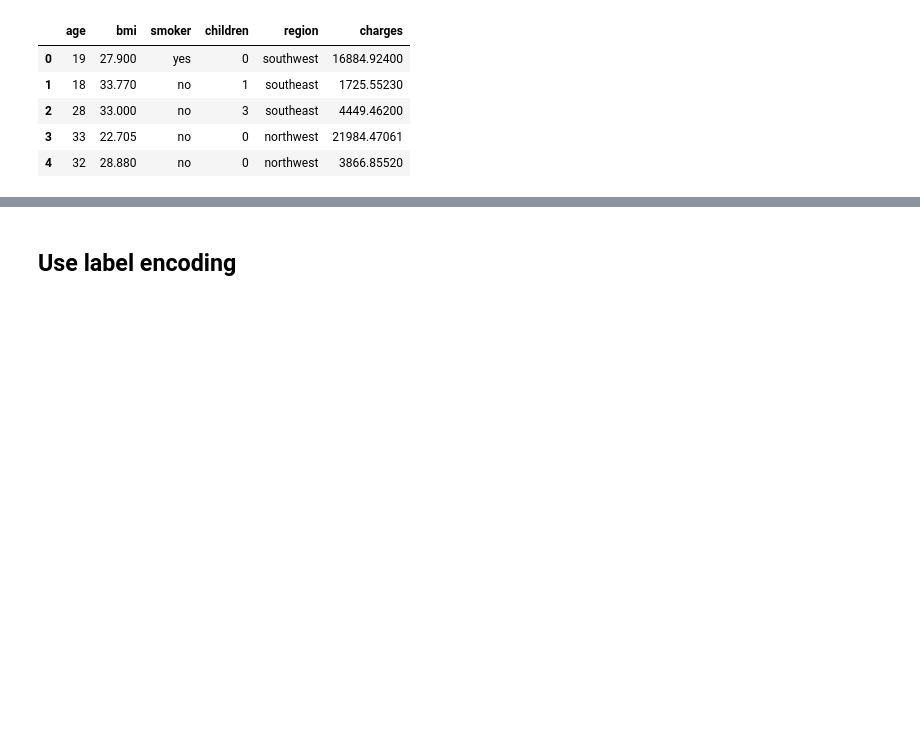
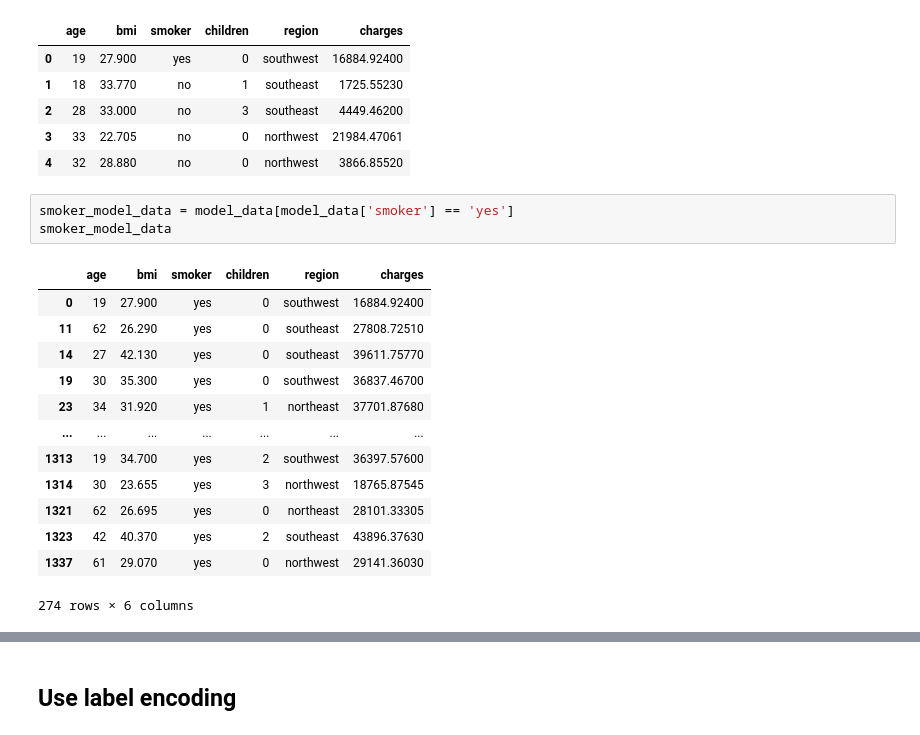
Before and after one commit to Dansah2/Dansah2_LinearRegression_4GeeksProject, a Jupyter notebook: src/explore.ipynb, the cells around one changed output, grey strips where cells are left out. Drawn from its saved outputs; the diff is of its cells as text; blank space fills up the shorter version.

Commit message:
smoker vs non-smoker data

```diff
--- a/src/explore.ipynb
+++ b/src/explore.ipynb
@@ -337,3 +301,20 @@ model_data.head()
 | 2 | 28 | 33.000 | no | 3 | southeast | 4449.46200 |
 | 3 | 33 | 22.705 | no | 0 | northwest | 21984.47061 |
 | 4 | 32 | 28.880 | no | 0 | northwest | 3866.85520 |
+# %%
+smoker_model_data = model_data[model_data['smoker'] == 'yes']
+smoker_model_data
+# %% [output]
+|  | age | bmi | smoker | children | region | charges |
+| 0 | 19 | 27.900 | yes | 0 | southwest | 16884.92400 |
+| 11 | 62 | 26.290 | yes | 0 | southeast | 27808.72510 |
+| 14 | 27 | 42.130 | yes | 0 | southeast | 39611.75770 |
+| 19 | 30 | 35.300 | yes | 0 | southwest | 36837.46700 |
+| 23 | 34 | 31.920 | yes | 1 | northeast | 37701.87680 |
+| ... | ... | ... | ... | ... | ... | ... |
+| 1313 | 19 | 34.700 | yes | 2 | southwest | 36397.57600 |
+| 1314 | 30 | 23.655 | yes | 3 | northwest | 18765.87545 |
+| 1321 | 62 | 26.695 | yes | 0 | northeast | 28101.33305 |
+| 1323 | 42 | 40.370 | yes | 2 | southeast | 43896.37630 |
+| 1337 | 61 | 29.070 | yes | 0 | northwest | 29141.36030 |
+274 rows × 6 columns
```
Also changed, not shown: parts of 6 cells of this notebook.
